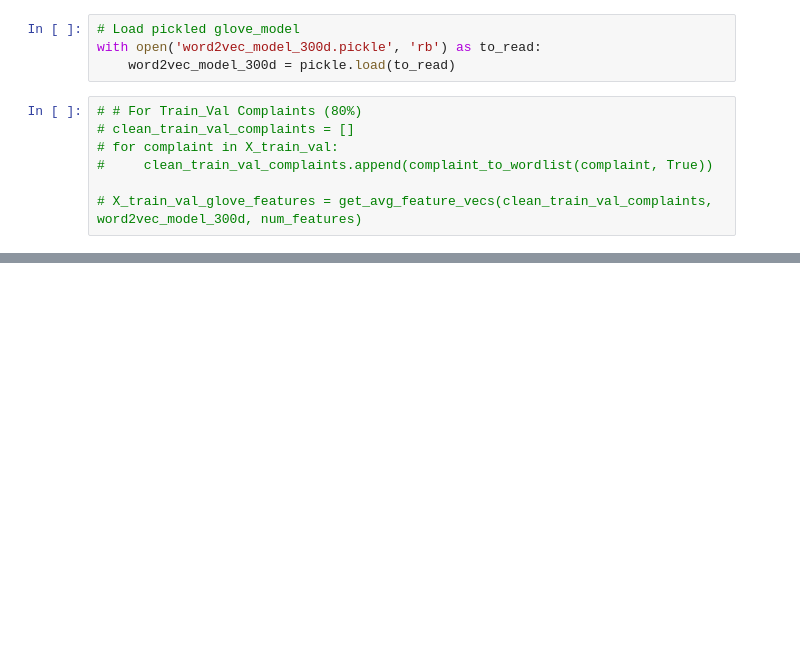
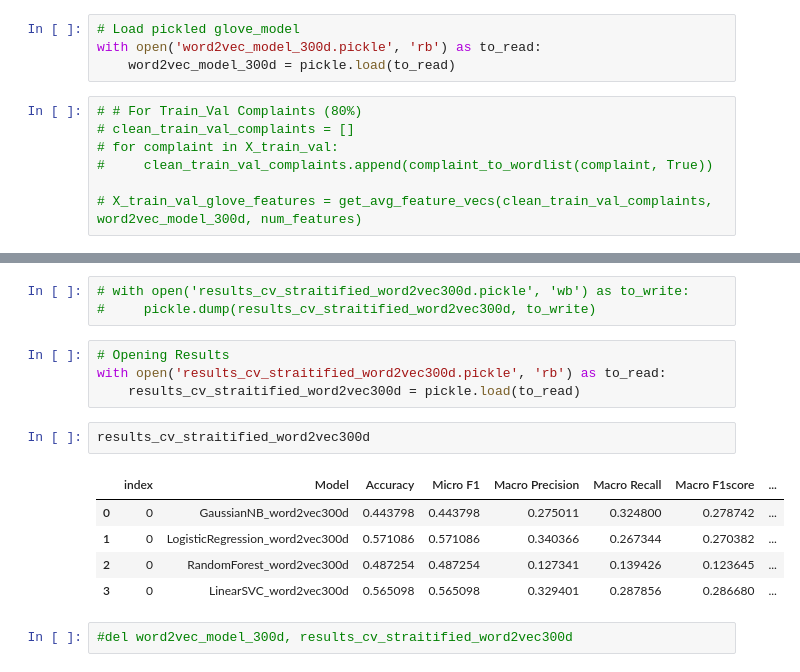
Before and after one commit to siddharthshenoy/Keywordandsum, a Jupyter notebook: ASAR.ipynb, the cells around one changed output, grey strips where cells are left out. Drawn from its saved outputs; the diff is of its cells as text; blank space fills up the shorter version.

```diff
--- a/ASAR.ipynb
+++ b/ASAR.ipynb
@@ -930,0 +911,17 @@ Please also refer to the documentation for alternative solver options:
+# %%
+# with open('results_cv_straitified_word2vec300d.pickle', 'wb') as to_write:
+#     pickle.dump(results_cv_straitified_word2vec300d, to_write)
+# %%
+# Opening Results
+with open('results_cv_straitified_word2vec300d.pickle', 'rb') as to_read:
+    results_cv_straitified_word2vec300d = pickle.load(to_read)
+# %%
+results_cv_straitified_word2vec300d
+# %% [output]
+|  | index | Model | Accuracy | Micro F1 | Macro Precision | Macro Recall | Macro F1score | ... |
+| 0 | 0 | GaussianNB_word2vec300d | 0.443798 | 0.443798 | 0.275011 | 0.324800 | 0.278742 | ... |
+| 1 | 0 | LogisticRegression_word2vec300d | 0.571086 | 0.571086 | 0.340366 | 0.267344 | 0.270382 | ... |
+| 2 | 0 | RandomForest_word2vec300d | 0.487254 | 0.487254 | 0.127341 | 0.139426 | 0.123645 | ... |
+| 3 | 0 | LinearSVC_word2vec300d | 0.565098 | 0.565098 | 0.329401 | 0.287856 | 0.286680 | ... |
+# %%
+#del word2vec_model_300d, results_cv_straitified_word2vec300d
```
Also changed, not shown: parts of 13 cells of this notebook, 3 other files.
